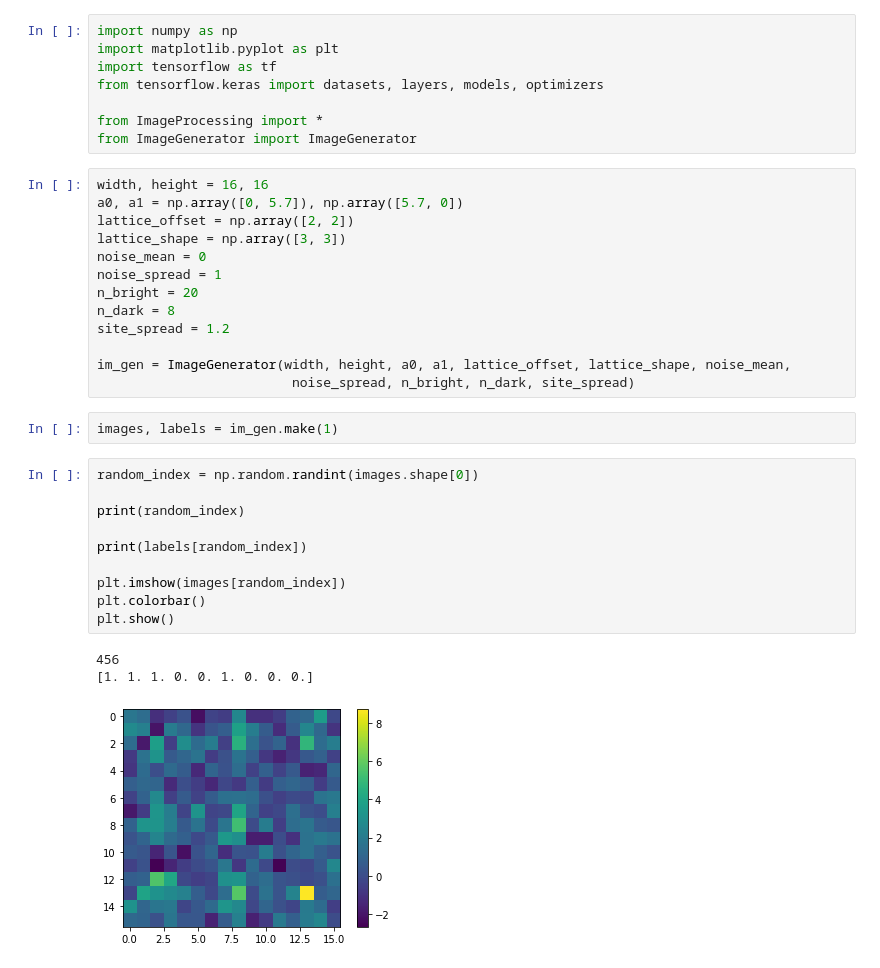
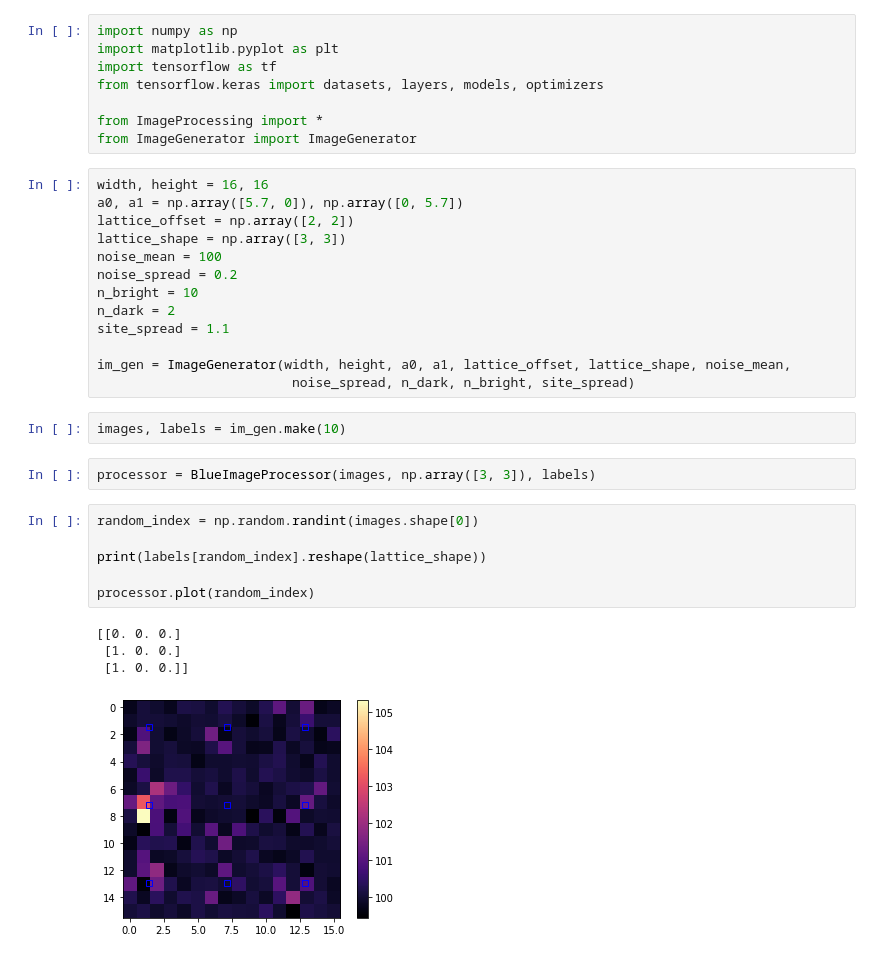
Before and after one commit to jack-mango/QURIP-thompsonlab-amo, a Jupyter notebook: ImagingSoftware/fast_imaging_testing.ipynb, the cells around one changed output. Saved outputs shown, nothing was run; the diff lists cells and outputs as text.

```diff
--- a/ImagingSoftware/fast_imaging_testing.ipynb
+++ b/ImagingSoftware/fast_imaging_testing.ipynb
@@ -8,30 +8,29 @@ from ImageProcessing import *
 from ImageGenerator import ImageGenerator
 # %%
 width, height = 16, 16
-a0, a1 = np.array([0, 5.7]), np.array([5.7, 0])
+a0, a1 = np.array([5.7, 0]), np.array([0, 5.7])
 lattice_offset = np.array([2, 2])
 lattice_shape = np.array([3, 3])
-noise_mean = 0
-noise_spread = 1
-n_bright = 20
-n_dark = 8
-site_spread = 1.2
+noise_mean = 100
+noise_spread = 0.2
+n_bright = 10
+n_dark = 2
+site_spread = 1.1
 
 im_gen = ImageGenerator(width, height, a0, a1, lattice_offset, lattice_shape, noise_mean,
-                         noise_spread, n_bright, n_dark, site_spread)
+                         noise_spread, n_dark, n_bright, site_spread)
 # %%
-images, labels = im_gen.make(1)
+images, labels = im_gen.make(10)
+# %%
+processor = BlueImageProcessor(images, np.array([3, 3]), labels)
 # %%
 random_index = np.random.randint(images.shape[0])
 
-print(random_index)
+print(labels[random_index].reshape(lattice_shape))
 
-print(labels[random_index])
-
-plt.imshow(images[random_index])
-plt.colorbar()
-plt.show()
+processor.plot(random_index)
 # %% [output]
-456
-[1. 1. 1. 0. 0. 1. 0. 0. 0.]
+[[0. 0. 0.]
+ [1. 0. 0.]
+ [1. 0. 0.]]
-[figure, old version]
+[figure, new version]
```
Also changed, not shown: 3 other files.
